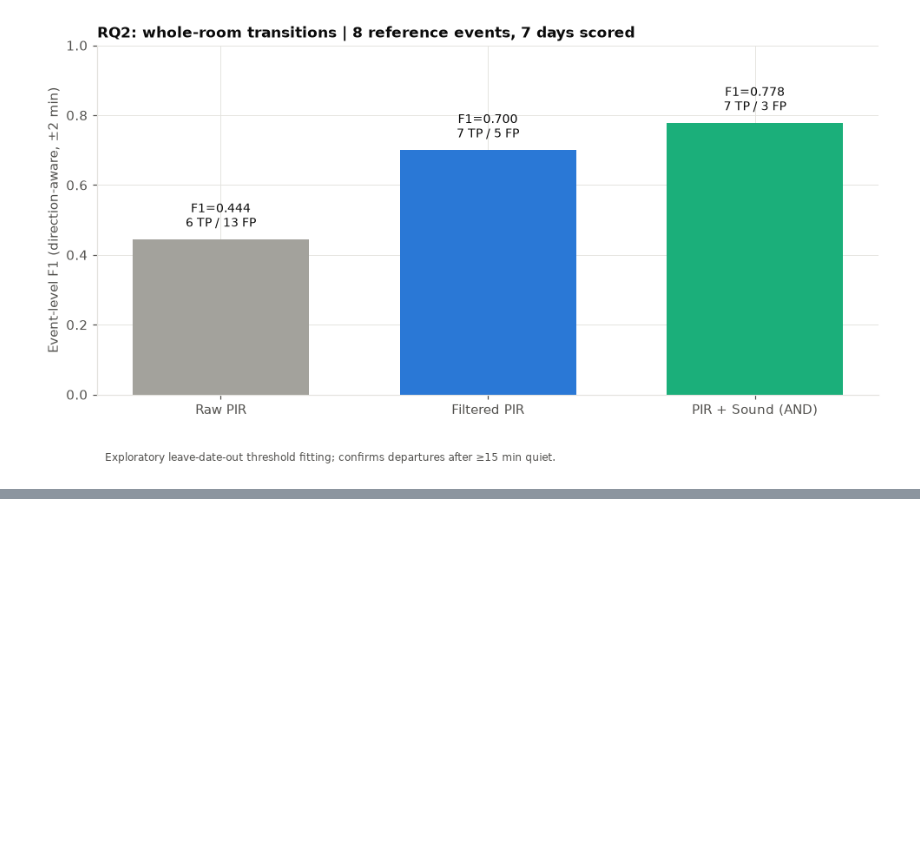
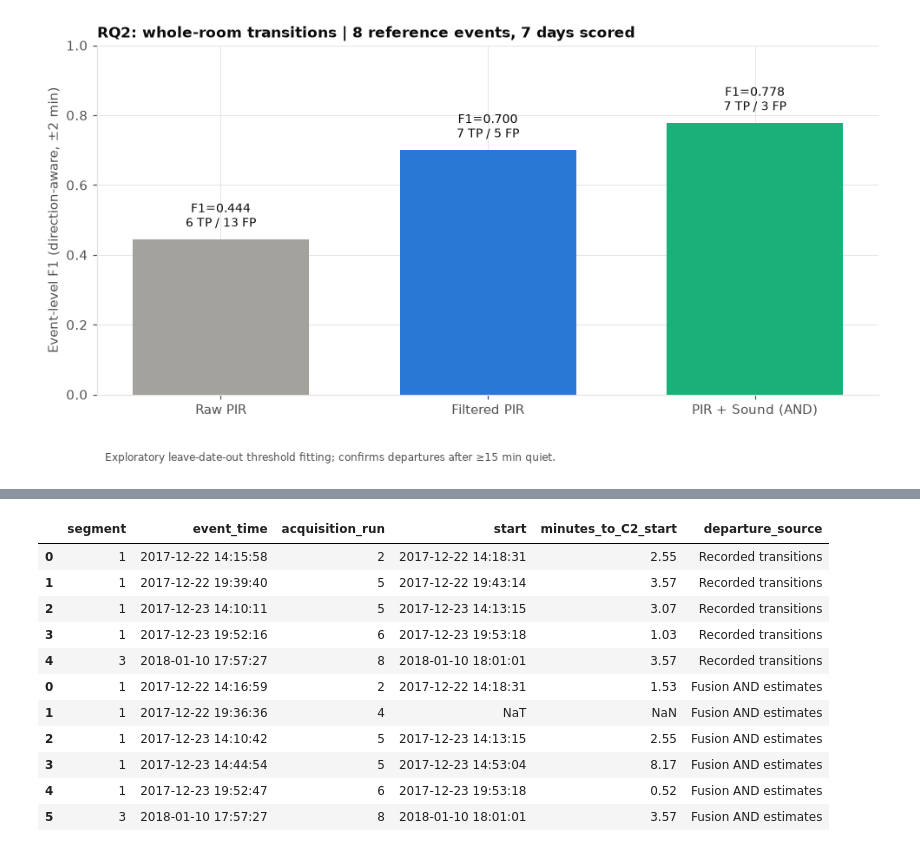
Before and after one commit to kirtankathiriya/DSA8003_Group_Data_Mining, a Jupyter notebook: DSA8003_Group_5_Code.ipynb, the cells around one changed output, grey strips where cells are left out. Cells and saved outputs as stored; diff of their text form; code cells hidden in the pictures; blank space fills up the shorter version.

```diff
--- a/DSA8003_Group_5_Code.ipynb
+++ b/DSA8003_Group_5_Code.ipynb
@@ -15633,0 +4063,77 @@ Combining clustering with anomaly detection changes what an unusual reading mean
+# %%
+def s6_describe_states(windows, points, recorded_transitions):
+    keys = ["segment", "win"]
+    profiles = windows.groupby("cluster").agg(
+        state=("cluster_name", "first"),
+        windows=("win", "size"),
+        median_temp_C=("temp_mean", "median"),
+        median_light_lux=("light_mean", "median"),
+        median_sound_V=("sound_mean", "median"),
+        median_PIR_fraction=("pir_frac", "median"),
+        median_CO2_excess_ppm=("CO2_excess_mean", "median"),
+        median_source_CO2_slope=("CO2_slope_mean", "median"),
+        occupied_windows=("occupied", "sum"),
+    )
+    profiles["occupied_pct"] = 100 * profiles.occupied_windows / profiles.windows
+    counts = pd.crosstab(windows.cluster, windows.occ_mode)
+
+    reading_context = points[["segment", "ts", "S5_CO2"]].copy()
+    reading_context["acquisition_run"] = points.ts.diff().dt.total_seconds().gt(s6_quality_gap_s).cumsum()
+    reading_context["win"] = s6_window_numbers(points.ts, points.segment.map(segment_starts), WINDOW_MIN)
+    bin_context = reading_context.groupby(keys).agg(
+        observed_start=("ts", "min"),
+        first_CO2=("S5_CO2", "first"),
+        last_CO2=("S5_CO2", "last"),
+        acquisition_run=("acquisition_run", "first"),
+    )
+    context = windows.join(bin_context, on=keys)
+    np.testing.assert_array_equal(context.start, context.observed_start)
+    c2 = context.loc[context.cluster.eq(2)].copy()
+    c2["measured_CO2_change_ppm"] = c2.last_CO2 - c2.first_CO2
+    summary = pd.Series({
+        "windows": len(c2),
+        "occupied_windows": c2.occupied.sum(),
+        "negative_source_slope": c2.CO2_slope_mean.lt(0).sum(),
+        "negative_measured_CO2_change": c2.measured_CO2_change_ppm.lt(0).sum(),
+        "median_source_slope": c2.CO2_slope_mean.median(),
+        "median_measured_CO2_change_ppm": c2.measured_CO2_change_ppm.median(),
+        "median_CO2_excess_ppm": c2.CO2_excess_mean.median(),
+    }, name="C2")
+    run_key = ["segment", "acquisition_run"]
+    starts = c2[run_key + ["start"]].sort_values("start")
+    reading_runs = reading_context[run_key + ["ts"]]
+    source_departures = {
+        "Recorded transitions": recorded_transitions.loc[recorded_transitions.type.eq("departure"),
+                                                         ["segment", "ts"]],
+        "Fusion AND estimates": events6.loc[events6.event_type.eq("departure"), ["segment", "detected_time"]]
+        .rename(columns={"detected_time": "ts"}),
+    }
+    timing = []
+    next_start_rows = []
+    for source, events in source_departures.items():
+        departures = events.merge(reading_runs, on=["segment", "ts"], how="left", validate="many_to_one")
+        if departures.acquisition_run.isna().any():
+            raise ValueError(f"{source} include a timestamp outside the raw readings.")
+        departures = departures.rename(columns={"ts": "event_time"}).sort_values("event_time")
+        prior = pd.merge_asof(starts, departures, by=run_key, left_on="start", right_on="event_time",
+                              direction="backward")
+        elapsed = (prior.start - prior.event_time).dt.total_seconds() / 60
+        timing.append({"departure_source": source, "C2_windows": len(starts),
+                       "C2_within_15min": elapsed.le(15).sum(), "C2_within_60min": elapsed.le(60).sum(),
+                       "C2_without_prior_departure_in_run": elapsed.isna().sum()})
+        next_start = pd.merge_asof(departures, starts, by=run_key, left_on="event_time", right_on="start",
+                                   direction="forward")
+        next_start["minutes_to_C2_start"] = (next_start.start - next_start.event_time).dt.total_seconds() / 60
+        next_start_rows.append(next_start.assign(departure_source=source))
+    return profiles, counts, summary, pd.DataFrame(timing).set_index("departure_source"), pd.concat(next_start_rows)
+
+
+s6_state_profiles, s6_headcounts, s6_c2_summary, s6_c2_timing, s6_next_c2 = s6_describe_states(s6_synthesis, df, T)
+display(s6_state_profiles.round(3), s6_headcounts, s6_c2_summary.round(3).to_frame(),
+        s6_c2_timing, s6_next_c2.round(2))
+s6_state_profiles.to_csv(s6_results / "room_state_profiles.csv")
+s6_headcounts.to_csv(s6_results / "room_state_headcounts.csv")
+s6_c2_summary.to_csv(s6_results / "C2_CO2_profile.csv")
+s6_c2_timing.to_csv(s6_results / "C2_departure_timing.csv")
+s6_next_c2.to_csv(s6_results / "C2_first_start_after_departure.csv", index=False)
+# %% [output]
@@ -15633,0 +4166,12 @@ Combining clustering with anomaly detection changes what an unusual reading mean
+|  | segment | event_time | acquisition_run | start | minutes_to_C2_start | departure_source |
+| 0 | 1 | 2017-12-22 14:15:58 | 2 | 2017-12-22 14:18:31 | 2.55 | Recorded transitions |
+| 1 | 1 | 2017-12-22 19:39:40 | 5 | 2017-12-22 19:43:14 | 3.57 | Recorded transitions |
+| 2 | 1 | 2017-12-23 14:10:11 | 5 | 2017-12-23 14:13:15 | 3.07 | Recorded transitions |
+| 3 | 1 | 2017-12-23 19:52:16 | 6 | 2017-12-23 19:53:18 | 1.03 | Recorded transitions |
+| 4 | 3 | 2018-01-10 17:57:27 | 8 | 2018-01-10 18:01:01 | 3.57 | Recorded transitions |
+| 0 | 1 | 2017-12-22 14:16:59 | 2 | 2017-12-22 14:18:31 | 1.53 | Fusion AND estimates |
+| 1 | 1 | 2017-12-22 19:36:36 | 4 | NaT | NaN | Fusion AND estimates |
+| 2 | 1 | 2017-12-23 14:10:42 | 5 | 2017-12-23 14:13:15 | 2.55 | Fusion AND estimates |
+| 3 | 1 | 2017-12-23 14:44:54 | 5 | 2017-12-23 14:53:04 | 8.17 | Fusion AND estimates |
+| 4 | 1 | 2017-12-23 19:52:47 | 6 | 2017-12-23 19:53:18 | 0.52 | Fusion AND estimates |
+| 5 | 3 | 2018-01-10 17:57:27 | 8 | 2018-01-10 18:01:01 | 3.57 | Fusion AND estimates |
```
Also changed, not shown: parts of 61 cells of this notebook, 46 other files.
